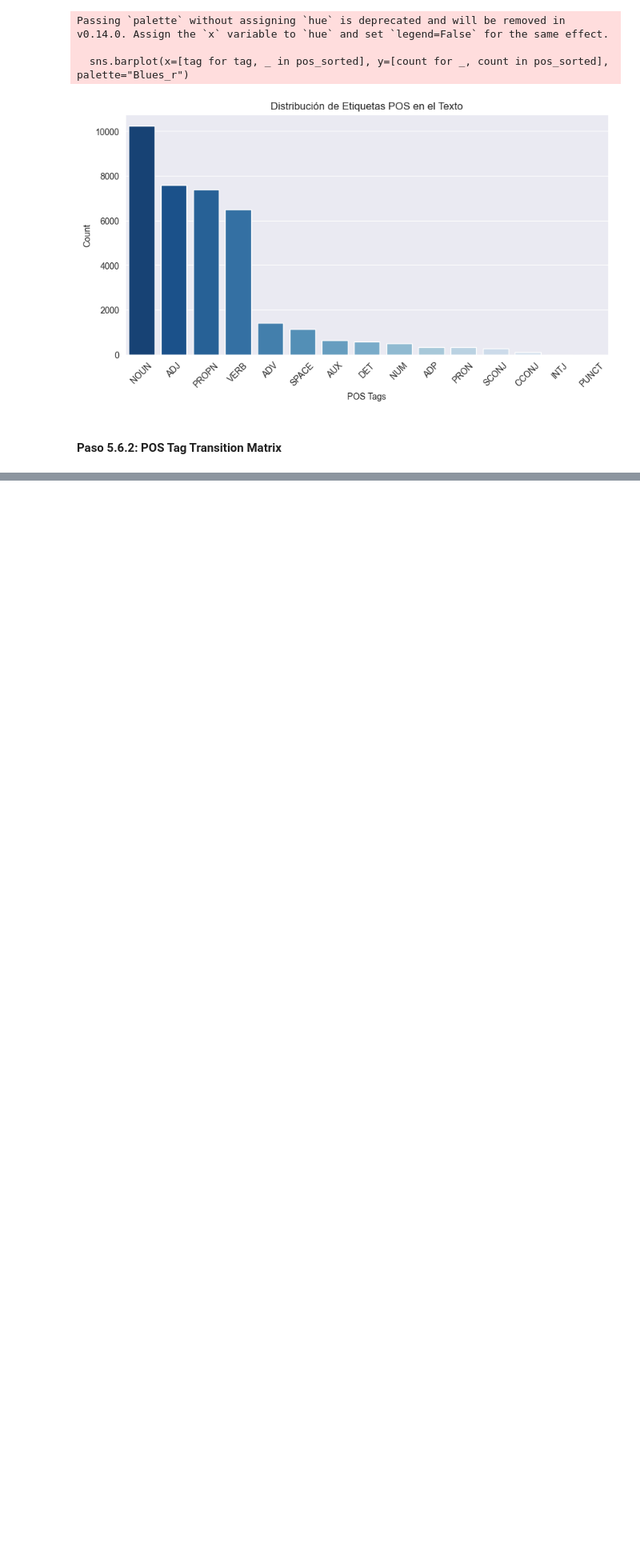
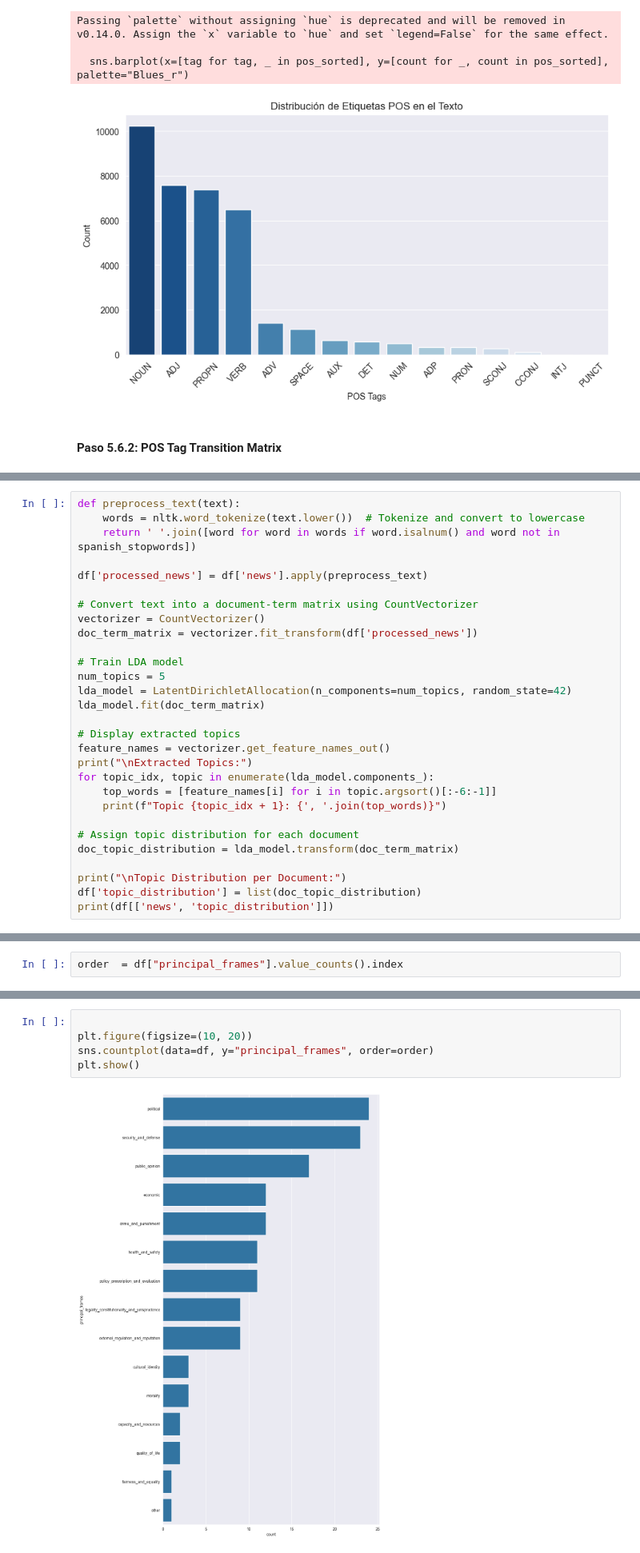
Before and after one commit to BlueAutomata/nlp-media-framing, a Jupyter notebook: notebooks/EDA.ipynb, the cells around one changed output, grey strips where cells are left out. Shown at 80% size. Drawn from its saved outputs; the diff is of its cells as text; blank space fills up the shorter version.

```diff
--- a/notebooks/EDA.ipynb
+++ b/notebooks/EDA.ipynb
@@ -586,0 +553,29 @@ plt.show()
+# %%
+def preprocess_text(text):
+    words = nltk.word_tokenize(text.lower())  # Tokenize and convert to lowercase
+    return ' '.join([word for word in words if word.isalnum() and word not in spanish_stopwords])
+
+df['processed_news'] = df['news'].apply(preprocess_text)
+
+# Convert text into a document-term matrix using CountVectorizer
+vectorizer = CountVectorizer()
+doc_term_matrix = vectorizer.fit_transform(df['processed_news'])
+
+# Train LDA model
+num_topics = 5
+lda_model = LatentDirichletAllocation(n_components=num_topics, random_state=42)
+lda_model.fit(doc_term_matrix)
+
+# Display extracted topics
+feature_names = vectorizer.get_feature_names_out()
+print("\nExtracted Topics:")
+for topic_idx, topic in enumerate(lda_model.components_):
+    top_words = [feature_names[i] for i in topic.argsort()[:-6:-1]]
+    print(f"Topic {topic_idx + 1}: {', '.join(top_words)}")
+
+# Assign topic distribution for each document
+doc_topic_distribution = lda_model.transform(doc_term_matrix)
+
+print("\nTopic Distribution per Document:")
+df['topic_distribution'] = list(doc_topic_distribution)
+print(df[['news', 'topic_distribution']])
@@ -586,0 +614,2 @@ plt.show()
+# %%
+order  = df["principal_frames"].value_counts().index
@@ -586,0 +625,7 @@ plt.show()
+# %%
+
+plt.figure(figsize=(10, 20))
+sns.countplot(data=df, y="principal_frames", order=order)
+plt.show()
+# %% [output]
+[figure, added]
```
Also changed, not shown: parts of 15 cells of this notebook.
